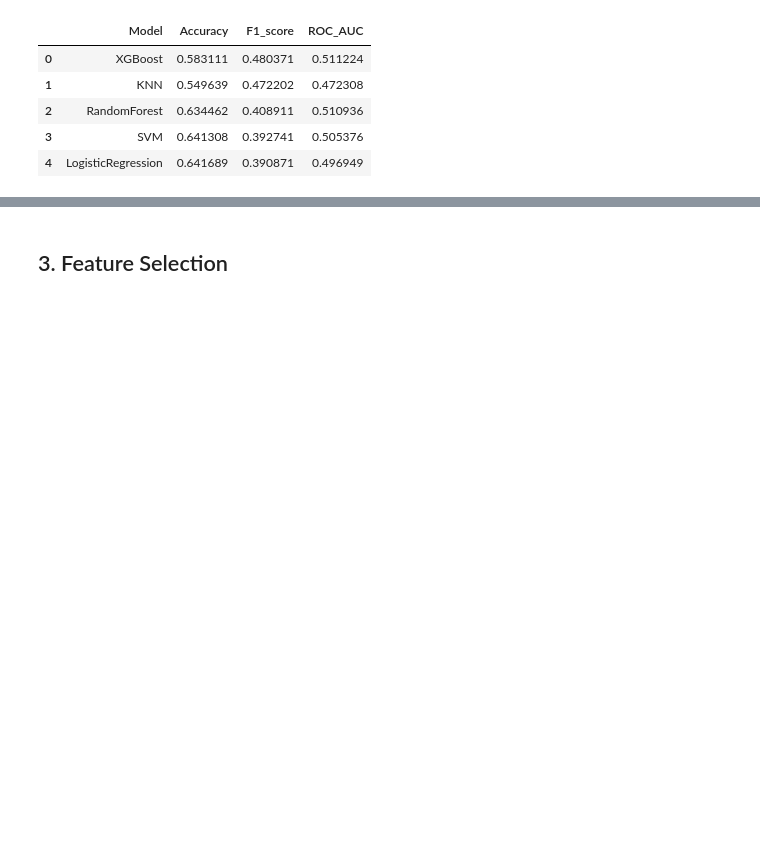
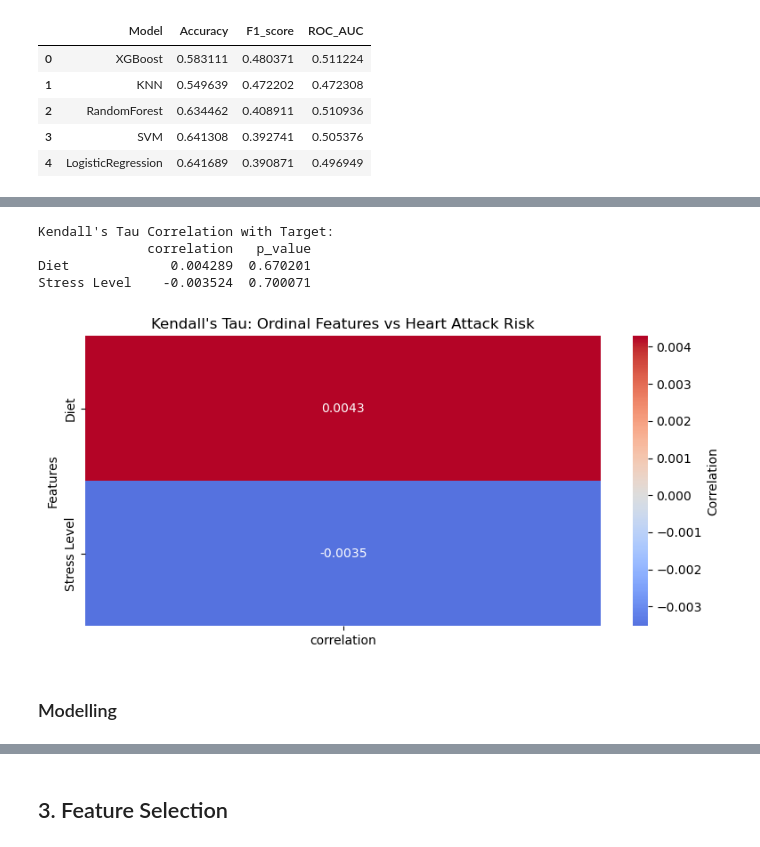
Before and after one commit to Pattern-Seeker/heart-attack-classification, a Jupyter notebook: Heart Attack Classification.ipynb, the cells around one changed output, grey strips where cells are left out. Saved outputs shown, nothing was run; the diff lists cells and outputs as text; code cells hidden in the pictures; blank space fills up the shorter version.

```diff
--- a/Heart Attack Classification.ipynb
+++ b/Heart Attack Classification.ipynb
@@ -468,0 +815,31 @@ ROC AUC  : 0.5109363220933905
+# %%
+from scipy.stats import kendalltau
+
+# Calculate Kendall's Tau correlation for ordinal features with target
+kendall_results = {}
+
+for col in ordinal_col:
+    corr, p_value = kendalltau(df_cp[col], df_cp[target_col])
+    kendall_results[col] = {'correlation': corr, 'p_value': p_value}
+
+# Convert to DataFrame for better visualization
+kendall_df = pd.DataFrame(kendall_results).T.sort_values(by='correlation', ascending=False)
+print("Kendall's Tau Correlation with Target:")
+print(kendall_df)
+
+# Create heatmap
+plt.figure(figsize=(8, 4))
+sns.heatmap(kendall_df[['correlation']], annot=True, cmap='coolwarm', center=0,
+            cbar_kws={'label': 'Correlation'}, fmt='.4f')
+plt.title("Kendall's Tau: Ordinal Features vs Heart Attack Risk")
+plt.ylabel('Features')
+plt.tight_layout()
+plt.show()
+# %% [output]
+Kendall's Tau Correlation with Target:
+              correlation   p_value
+Diet             0.004289  0.670201
+Stress Level    -0.003524  0.700071
+[figure, added]
+# %% [markdown]
+### Modelling
```
Also changed, not shown: parts of 45 cells of this notebook.
